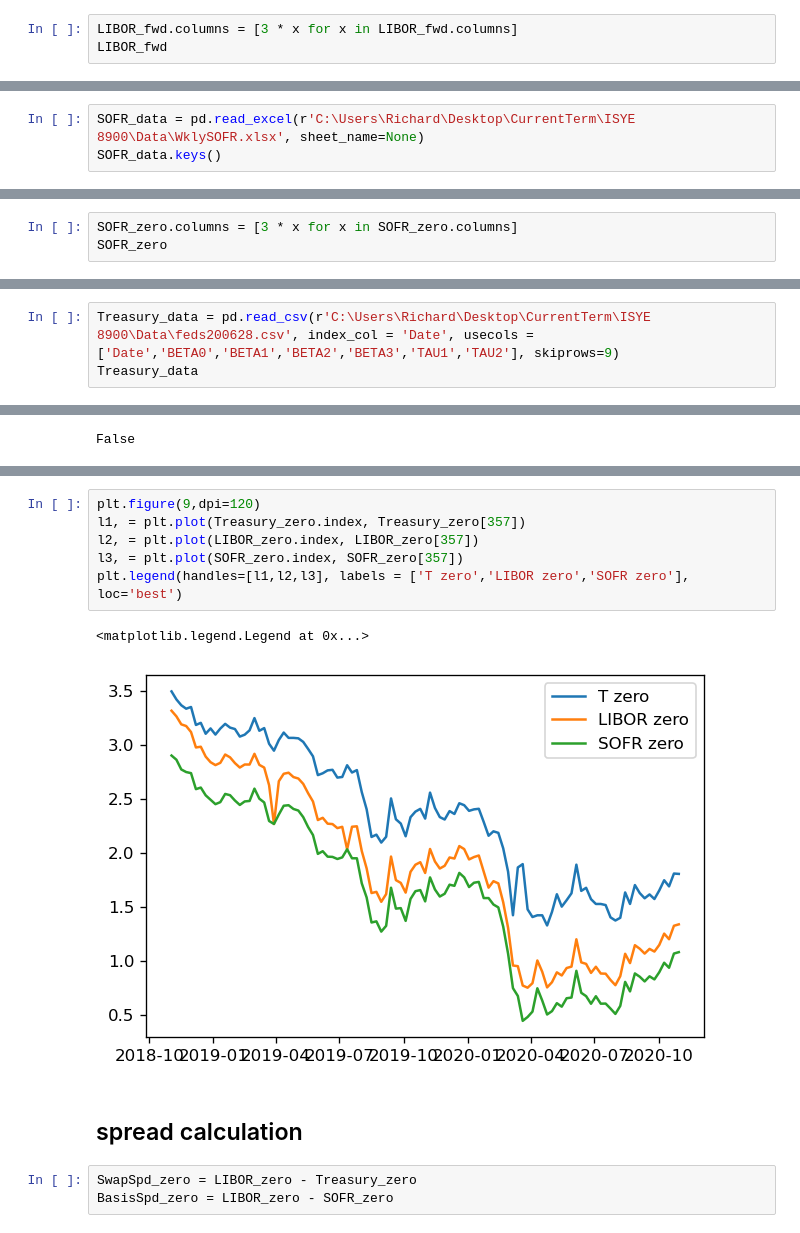
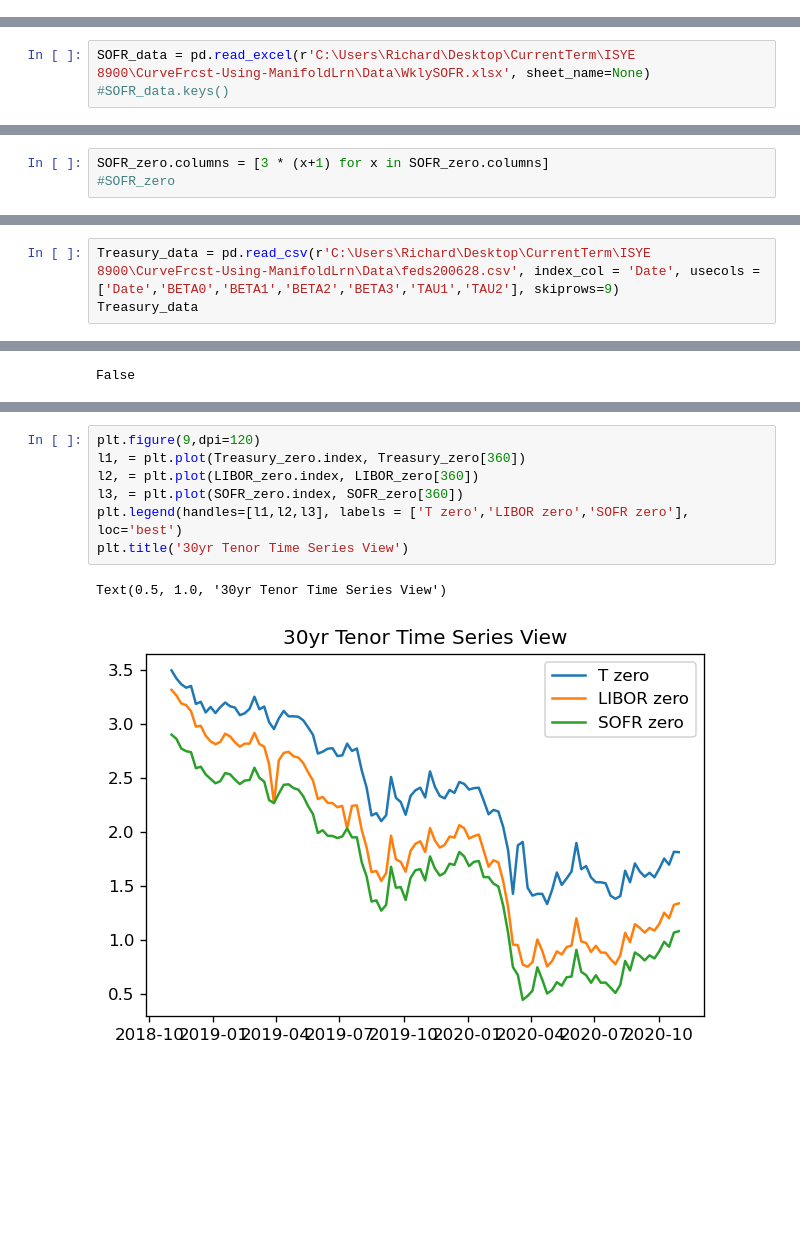
Before and after one commit to DarseZ/CurveFrcst-Using-ManifoldLrn, a Jupyter notebook: CurveBuild.ipynb, the cells around one changed output, grey strips where cells are left out. Drawn from its saved outputs; the diff is of its cells as text; blank space fills up the shorter version.

```diff
--- a/CurveBuild.ipynb
+++ b/CurveBuild.ipynb
@@ -41,3 +41,0 @@ LIBOR_zero
-# %%
-LIBOR_fwd.columns = [3 * x for x in LIBOR_fwd.columns]
-LIBOR_fwd
@@ -58,3 +42,3 @@ LIBOR_fwd
 # %%
-SOFR_data = pd.read_excel(r'C:\Users\Richard\Desktop\CurrentTerm\ISYE 8900\Data\WklySOFR.xlsx', sheet_name=None)
-SOFR_data.keys()
+SOFR_data = pd.read_excel(r'C:\Users\Richard\Desktop\CurrentTerm\ISYE 8900\CurveFrcst-Using-ManifoldLrn\Data\WklySOFR.xlsx', sheet_name=None)
+#SOFR_data.keys()
@@ -71,5 +53,5 @@ for key in SOFR_data:
 SOFR_zero = SOFR_zero.T
 SOFR_fwd = SOFR_fwd.T
 # %%
-SOFR_zero.columns = [3 * x for x in SOFR_zero.columns]
-SOFR_zero
+SOFR_zero.columns = [3 * (x+1) for x in SOFR_zero.columns]
+#SOFR_zero
@@ -123,7 +80,7 @@ def NSS_fwd_cstrct(T, beta0,beta1,beta2,beta3,tau1,tau2):
     exp_tt2 = exp(-T/tau2)
     return beta0 + beta1*exp_tt1 + beta2*exp_tt1*T/tau1 + beta3*exp_tt2*T/tau2
 # %%
-Treasury_data = pd.read_csv(r'C:\Users\Richard\Desktop\CurrentTerm\ISYE 8900\Data\feds200628.csv', index_col = 'Date', usecols = ['Date','BETA0','BETA1','BETA2','BETA3','TAU1','TAU2'], skiprows=9)
+Treasury_data = pd.read_csv(r'C:\Users\Richard\Desktop\CurrentTerm\ISYE 8900\CurveFrcst-Using-ManifoldLrn\Data\feds200628.csv', index_col = 'Date', usecols = ['Date','BETA0','BETA1','BETA2','BETA3','TAU1','TAU2'], skiprows=9)
 Treasury_data
 # %% [output]
 |  | BETA0 | BETA1 | BETA2 | BETA3 | TAU1 | TAU2 |
@@ -281,14 +243,10 @@ plt.legend(handles=[l1,l2,l3], labels = ['T zero','LIBOR zero','SOFR zero'], loc
 # %%
 plt.figure(9,dpi=120)
-l1, = plt.plot(Treasury_zero.index, Treasury_zero[357])
-l2, = plt.plot(LIBOR_zero.index, LIBOR_zero[357])
-l3, = plt.plot(SOFR_zero.index, SOFR_zero[357])
+l1, = plt.plot(Treasury_zero.index, Treasury_zero[360])
+l2, = plt.plot(LIBOR_zero.index, LIBOR_zero[360])
+l3, = plt.plot(SOFR_zero.index, SOFR_zero[360])
 plt.legend(handles=[l1,l2,l3], labels = ['T zero','LIBOR zero','SOFR zero'], loc='best')
+plt.title('30yr Tenor Time Series View')
 # %% [output]
-<matplotlib.legend.Legend at 0x...>
+Text(0.5, 1.0, '30yr Tenor Time Series View')
-[figure, old version]
+[figure, new version]
-# %% [markdown]
-## spread calculation
-# %%
-SwapSpd_zero = LIBOR_zero - Treasury_zero
-BasisSpd_zero = LIBOR_zero - SOFR_zero
```
Also changed, not shown: parts of 26 cells of this notebook, 19 other files.
